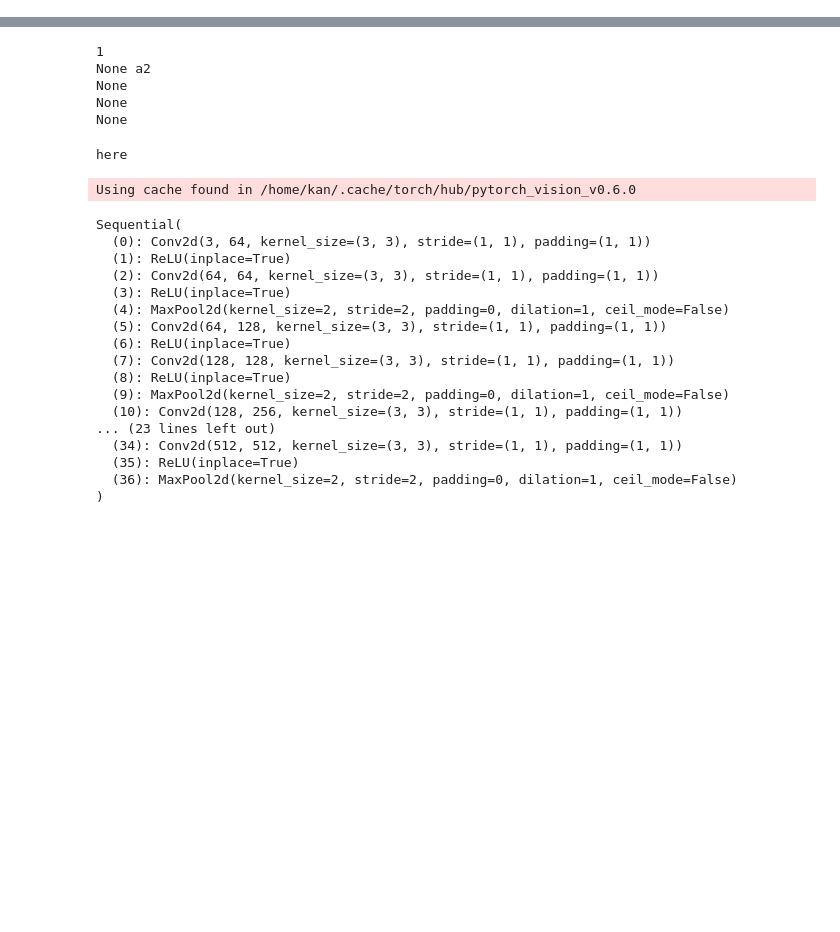
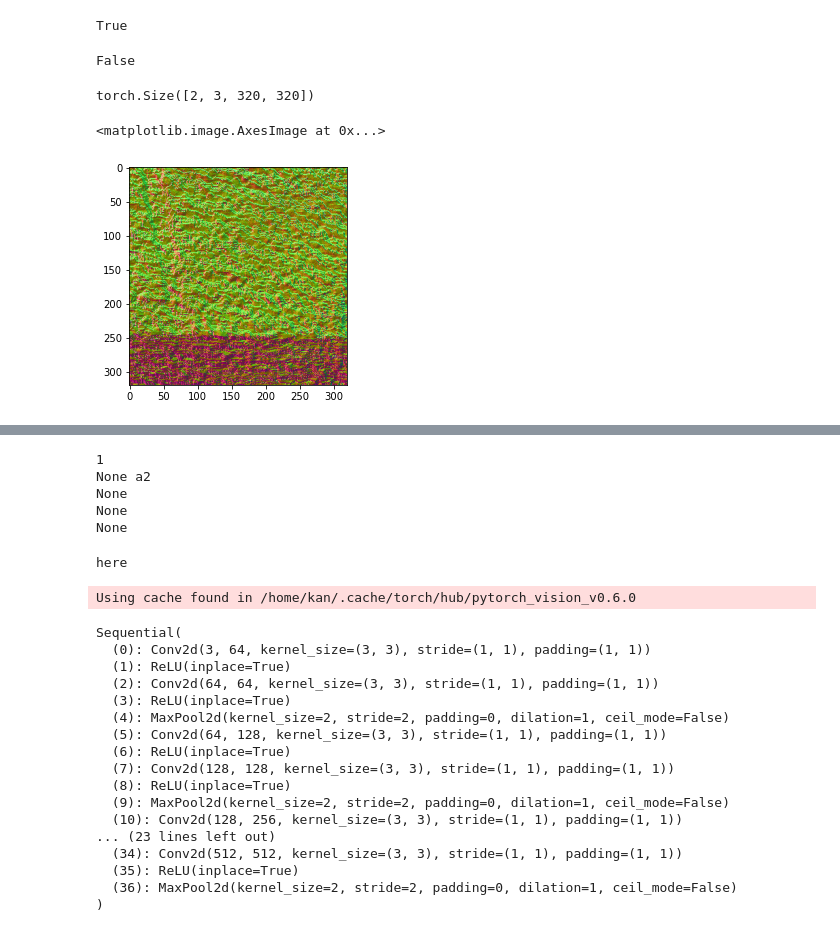
Before and after one commit to maxs-kan/my_cyclegan, a Jupyter notebook: code_check.ipynb, the cells around one changed output, grey strips where cells are left out. Saved outputs shown, nothing was run; the diff lists cells and outputs as text; code cells hidden in the pictures; blank space fills up the shorter version.

```diff
--- a/code_check.ipynb
+++ b/code_check.ipynb
@@ -2,0 +205,13 @@
+# %%
+for input in dataset:
+    name_A = input['A_name']
+    name_B = input['B_name']
+    A_K = input['A_K']
+    B_K = input['B_K']
+    A_crop = input['A_crop']
+    B_crop = input['B_crop']
+    real_img_A = input['A_img']
+    real_depth_A = input['A_depth']
+    real_img_B = input['B_img']
+    real_depth_B = input['B_depth']
+    break
@@ -2,0 +230,25 @@
+# %%
+d_a0 = imageio.imread(os.path.join('/all_data/Scannet_ssim/trainA/depth/',name_A[0]+'.png')).astype(np.float32)
+d_a1 = imageio.imread(os.path.join('/all_data/Scannet_ssim/trainA/depth/',name_A[1]+'.png')).astype(np.float32)
+K_a0 = np.loadtxt(os.path.join('/all_data/Scannet/', name_A[0][:12], 'intrinsic', 'intrinsic_depth.txt'))[:3,:3]
+K_a1 = np.loadtxt(os.path.join('/all_data/Scannet/', name_A[1][:12], 'intrinsic', 'intrinsic_depth.txt'))[:3,:3]
+# %%
+np.allclose((real_depth_A[0,0]+1.)/2., d_a0/5100.)
+# %% [output]
+True
+# %%
+n_a0 = coords_to_normals(depth_to_absolute_coordinates(d_a0/5100., 'orthogonal', K=K_a0))
+n_a1 = coords_to_normals(depth_to_absolute_coordinates(d_a1/5100., 'orthogonal', K=K_a1))
+# %%
+torch.allclose(n_a0[0], real_norm_A[0])
+# %% [output]
+False
+# %%
+real_norm_A.shape
+# %% [output]
+torch.Size([2, 3, 320, 320])
+# %%
+plt.imshow((n_a0[0].permute(1,2,0).numpy()+1.)/2.)
+# %% [output]
+<matplotlib.image.AxesImage at 0x...>
+[figure, added]
```
Also changed, not shown: parts of 20 cells of this notebook, 17 other files.
